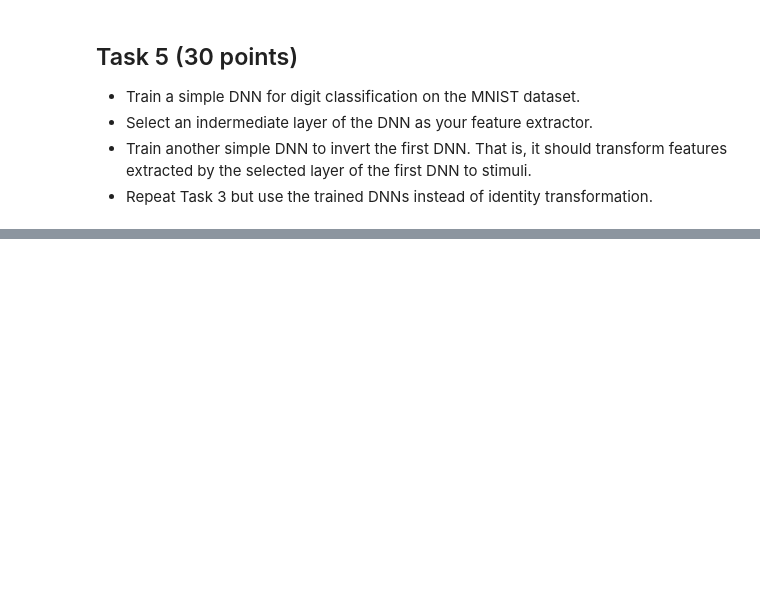
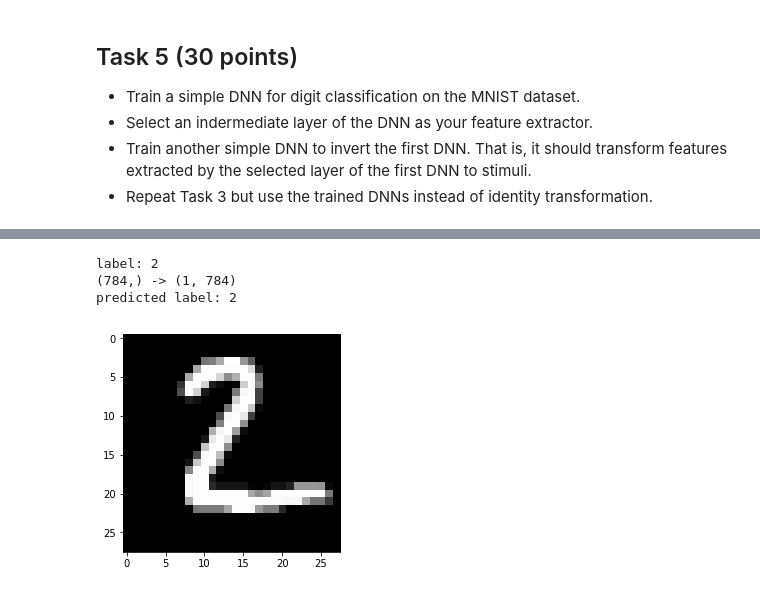
Before and after one commit to basameera/Neural-Decoding, a Jupyter notebook: assignment_5-SAM.ipynb, the cells around one changed output, grey strips where cells are left out. Saved outputs shown, nothing was run; the diff lists cells and outputs as text; code cells hidden in the pictures; blank space fills up the shorter version.

```diff
--- a/assignment_5-SAM.ipynb
+++ b/assignment_5-SAM.ipynb
@@ -548,0 +713,34 @@ DNN ^ -1(argmax_DNN(**x**) P(DNN(**x**) | **y**))
+# %%
+from chainer import serializers
+
+# Create an instance of the network you trained
+modelP = MyNetwork()
+
+# Load the saved parameters into the instance
+serializers.load_npz('my_mnist.model', modelP)
+
+# Get a test image and label
+x, t = test[1]
+plt.imshow(x.reshape(28, 28), cmap='gray')
+# plt.savefig('7.png')
+print('label:', t)
+
+print(x.shape, end=' -> ')
+x = x[None, ...]
+print(x.shape)
+
+# Forward calculation of the model by sending X
+y = modelP(x)
+
+# The result is given as Variable, then we can take a look at the contents by the attribute, .data.
+y = y.data
+
+# Look up the most probable digit number using argmax
+pred_label = y.argmax(axis=1)
+
+print('predicted label:', pred_label[0])
+# %% [output]
+label: 2
+(784,) -> (1, 784)
+predicted label: 2
+[figure, added]
```
Also changed, not shown: parts of 15 cells of this notebook, 4 other files.
